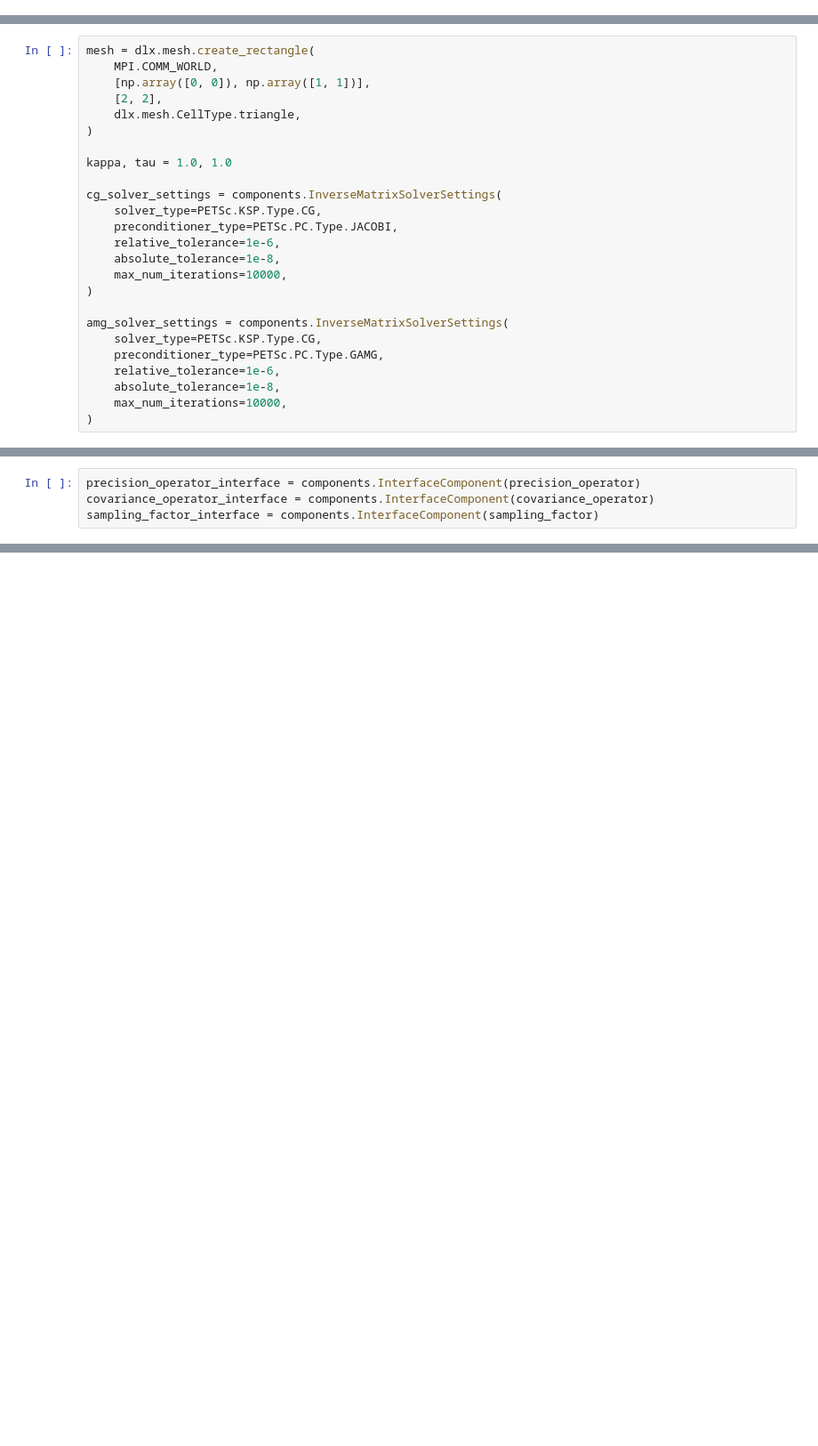
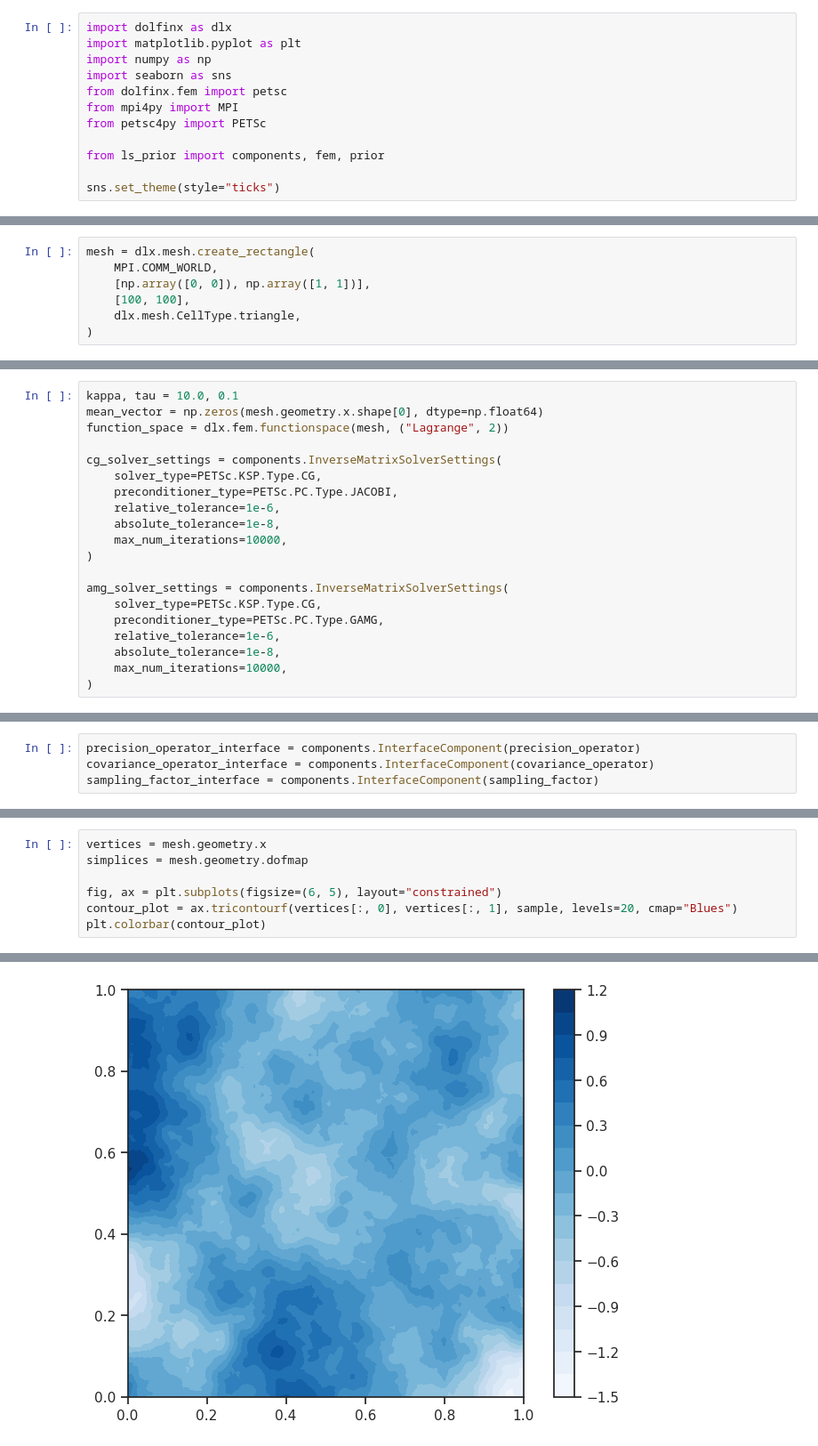
Before and after one commit to UQatKIT/LS-Prior, a Jupyter notebook: examples/components.ipynb, the cells around one changed output, grey strips where cells are left out. Shown: that part at 89% size. Drawn from its saved outputs; the diff is of its cells as text; blank space fills up the shorter version.

```diff
--- a/examples/components.ipynb
+++ b/examples/components.ipynb
@@ -8,0 +3,12 @@ from ls_prior import components, fem, prior
+# %%
+import dolfinx as dlx
+import matplotlib.pyplot as plt
+import numpy as np
+import seaborn as sns
+from dolfinx.fem import petsc
+from mpi4py import MPI
+from petsc4py import PETSc
+
+from ls_prior import components, fem, prior
+
+sns.set_theme(style="ticks")
@@ -8,0 +17,7 @@ from ls_prior import components, fem, prior
+# %%
+mesh = dlx.mesh.create_rectangle(
+    MPI.COMM_WORLD,
+    [np.array([0, 0]), np.array([1, 1])],
+    [100, 100],
+    dlx.mesh.CellType.triangle,
+)
@@ -9,12 +26,7 @@ from ls_prior import components, fem, prior
 # %%
-mesh = dlx.mesh.create_rectangle(
-    MPI.COMM_WORLD,
-    [np.array([0, 0]), np.array([1, 1])],
-    [2, 2],
-    dlx.mesh.CellType.triangle,
-)
-
-kappa, tau = 1.0, 1.0
+kappa, tau = 10.0, 0.1
+mean_vector = np.zeros(mesh.geometry.x.shape[0], dtype=np.float64)
+function_space = dlx.fem.functionspace(mesh, ("Lagrange", 2))
 
 cg_solver_settings = components.InverseMatrixSolverSettings(
     solver_type=PETSc.KSP.Type.CG,
@@ -98,0 +111,8 @@ print(sample)
+# %%
+vertices = mesh.geometry.x
+simplices = mesh.geometry.dofmap
+
+fig, ax = plt.subplots(figsize=(6, 5), layout="constrained")
+contour_plot = ax.tricontourf(vertices[:, 0], vertices[:, 1], sample, levels=20, cmap="Blues")
+plt.colorbar(contour_plot)
+# %% [output]
@@ -98,0 +120 @@ print(sample)
+[figure, added]
```
Also changed, not shown: parts of 15 cells of this notebook, 2 other files.
